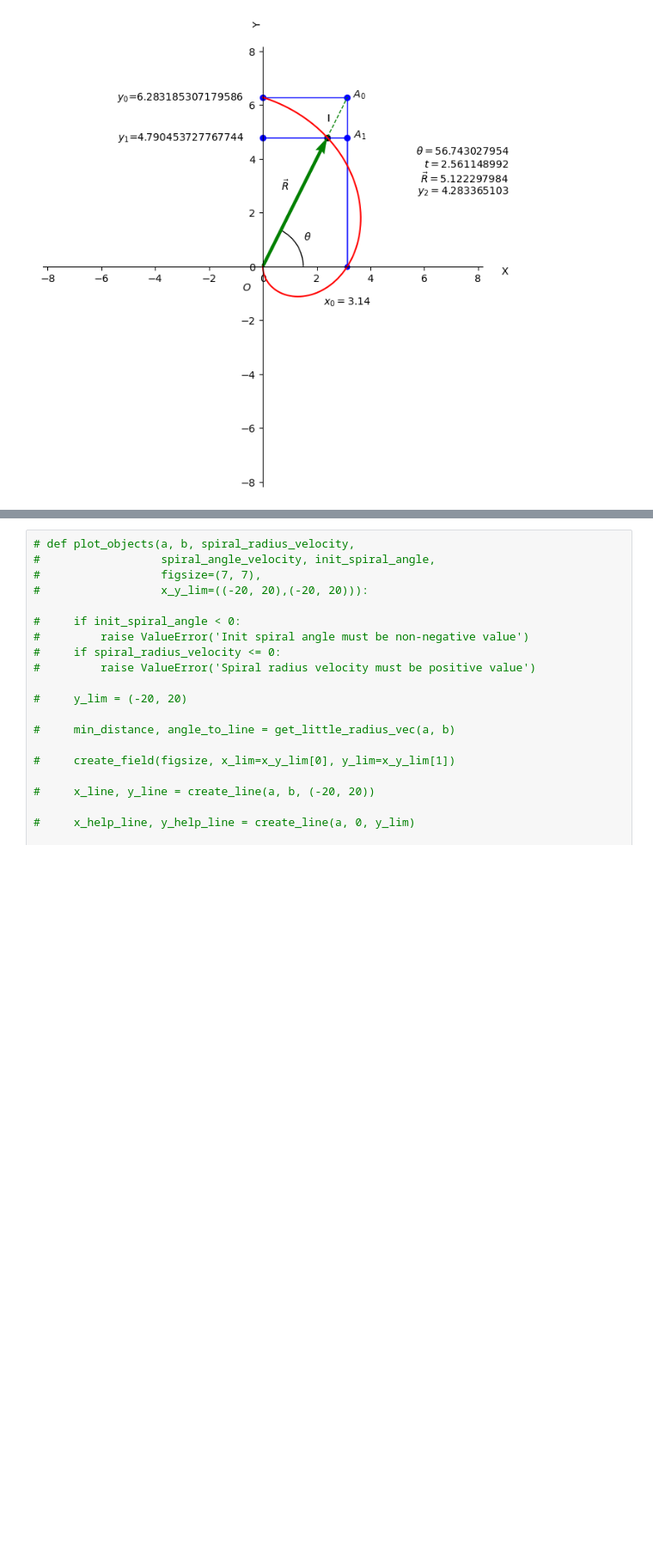
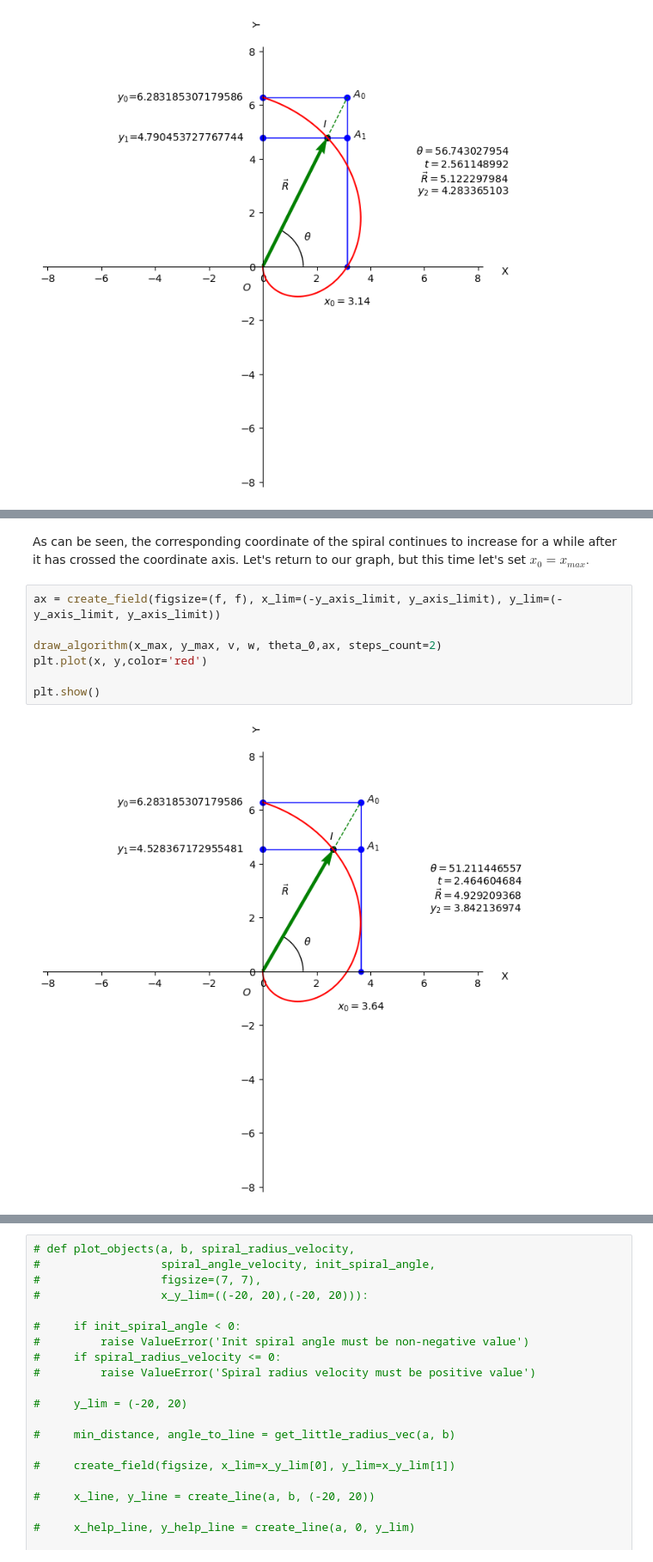
Before and after one commit to Kiril-Lazarov/Intersection-points-between-a-line-and-a-spiral, a Jupyter notebook: Intersection between a line and a spiral.ipynb, the cells around one changed output, grey strips where cells are left out. Shown at 86% size. Drawn from its saved outputs; the diff is of its cells as text; blank space fills up the shorter version.

```diff
--- a/Intersection between a line and a spiral.ipynb
+++ b/Intersection between a line and a spiral.ipynb
@@ -436,0 +459,11 @@ Thus, the numerical sequence is monotonically decreasing and bounded below. Its
+# %% [markdown]
+As can be seen, the corresponding coordinate of the spiral continues to increase for a while after it has crossed the coordinate axis. Let's return to our graph, but this time let's set $x_0 = x_{max}.$
+# %%
+ax = create_field(figsize=(f, f), x_lim=(-y_axis_limit, y_axis_limit), y_lim=(-y_axis_limit, y_axis_limit))
+
+draw_algorithm(x_max, y_max, v, w, theta_0,ax, steps_count=2)
+plt.plot(x, y,color='red')
+
+plt.show()
+# %% [output]
+[figure, added]
```
Also changed, not shown: parts of 14 cells of this notebook.
